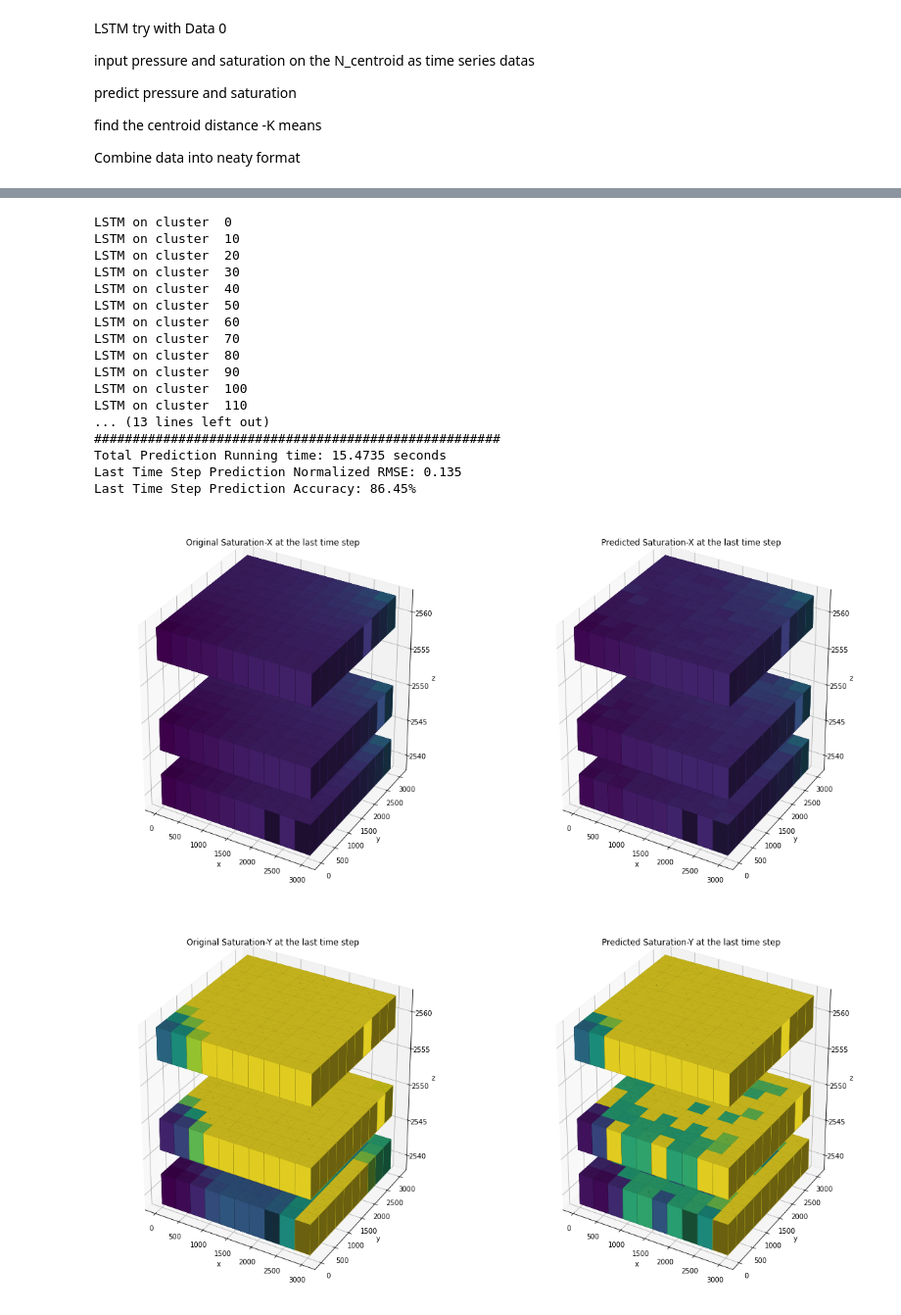
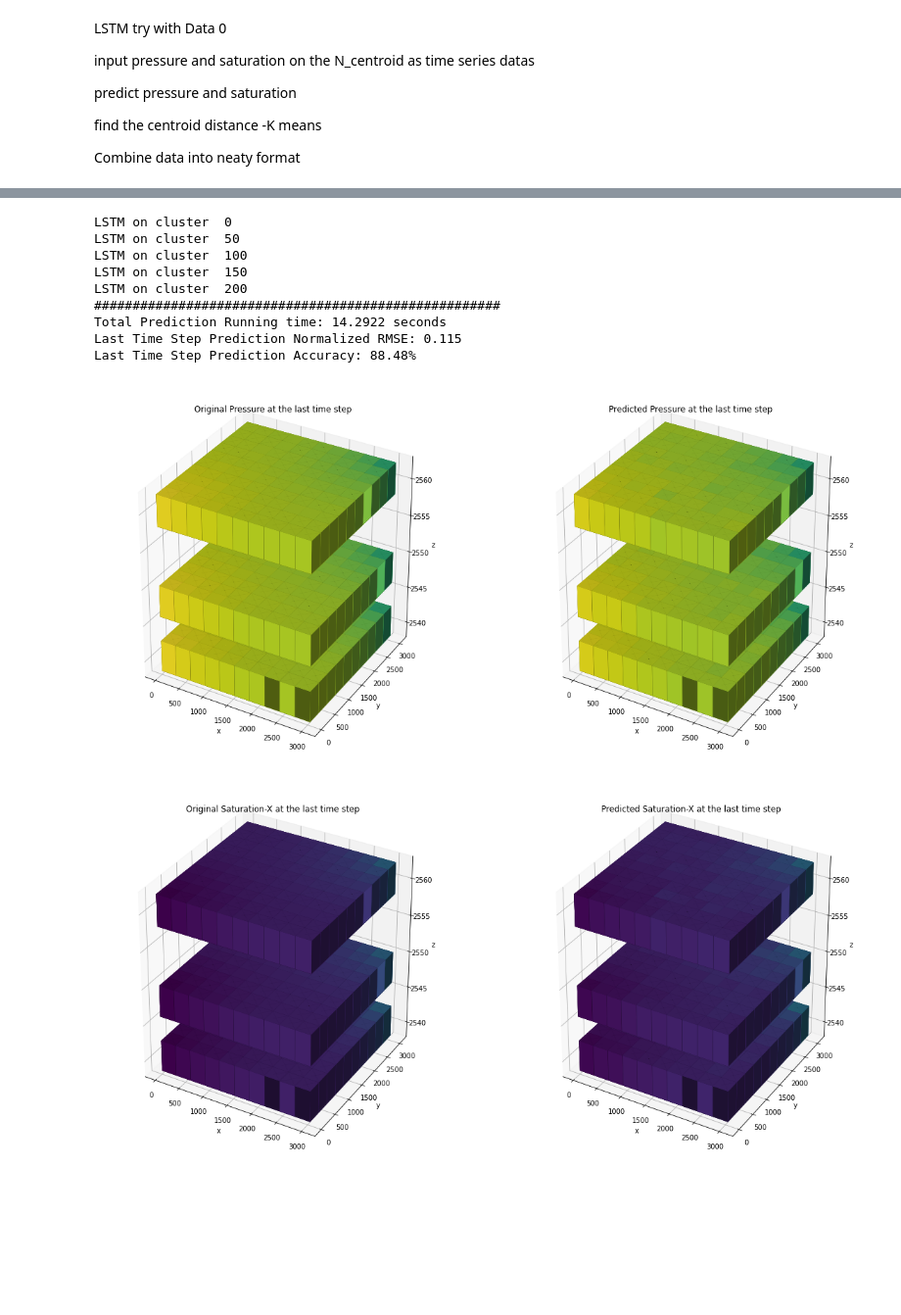
Before and after one commit to Zernjk/CO2-sequestration-Shell-., a Jupyter notebook: LSTM/Colab of data0_lstm.ipynb, the cells around one changed output, grey strips where cells are left out. Shown at 98% size. Saved outputs shown, nothing was run; the diff lists cells and outputs as text; code cells hidden in the pictures; blank space fills up the shorter version.

```diff
--- a/LSTM/Colab of data0_lstm.ipynb
+++ b/LSTM/Colab of data0_lstm.ipynb
@@ -230,8 +230,10 @@ def clustered_lstm(df_Grp, df_ps_lst, clusterby, n_clusters, random_state, test_
         true_col = ['p', 'sx', 'sy', 'sz']
         feature_idx = 4
         dense_num = 4
-        metric_select = ['accuracy']
-        history_cat = 'accuracy'
+        # metric_select = ['accuracy']
+        # history_cat = 'accuracy'
+        metric_select= [tf.keras.metrics.CategoricalAccuracy()]
+        history_cat = 'categorical_accuracy'
         idx_x = 4; idx_y = 4
 ################################################################################
 
@@ -333,7 +335,7 @@ def clustered_lstm(df_Grp, df_ps_lst, clusterby, n_clusters, random_state, test_
         # nrmse = sqrt(mean_squared_error(test_y, yhat))/np.mean(test_y)
         nrmse = sqrt(mean_squared_error(test_y, yhat))
 
-        if label%10==0:
+        if label%50==0:
             print('LSTM on cluster ', label)
             # print('Test Normalized RMSE: %.3f' %nrmse)
 
@@ -568,26 +551,18 @@ Last Time Step Prediction Accuracy: 88.01%
 [figure]
 [figure]
 # %%
-clustered_lstm(df_Grp=G_rp, df_ps_lst = df_ps_lst, clusterby='G', n_clusters=250, random_state=1234,
-               test_ratio=0.2, n_in=5, n_out=1, hyper_dic=hyper_dic1, feature='ps', response='s',
+clustered_lstm(df_Grp=G_rp, df_ps_lst = df_ps_lst, clusterby='Grp', n_clusters=250, random_state=1234,
+               test_ratio=0.2, n_in=5, n_out=1, hyper_dic=hyper_dic1, feature='ps', response='ps',
                plot_cluster=False, plot_history=False, plot_result=True)
 # %% [output]
 LSTM on cluster  0
-LSTM on cluster  10
-LSTM on cluster  20
-LSTM on cluster  30
-LSTM on cluster  40
 LSTM on cluster  50
-LSTM on cluster  60
-LSTM on cluster  70
-LSTM on cluster  80
-LSTM on cluster  90
 LSTM on cluster  100
-LSTM on cluster  110
-... (13 lines left out)
+LSTM on cluster  150
+LSTM on cluster  200
 #####################################################
-Total Prediction Running time: 15.4735 seconds
-Last Time Step Prediction Normalized RMSE: 0.135
-Last Time Step Prediction Accuracy: 86.45%
+Total Prediction Running time: 14.2922 seconds
+Last Time Step Prediction Normalized RMSE: 0.115
+Last Time Step Prediction Accuracy: 88.48%
-[figure, old version]
+[figure, new version]
-[figure, old version]
+[figure, new version]
```
Also changed, not shown: parts of 4 cells of this notebook, 2 other files.
